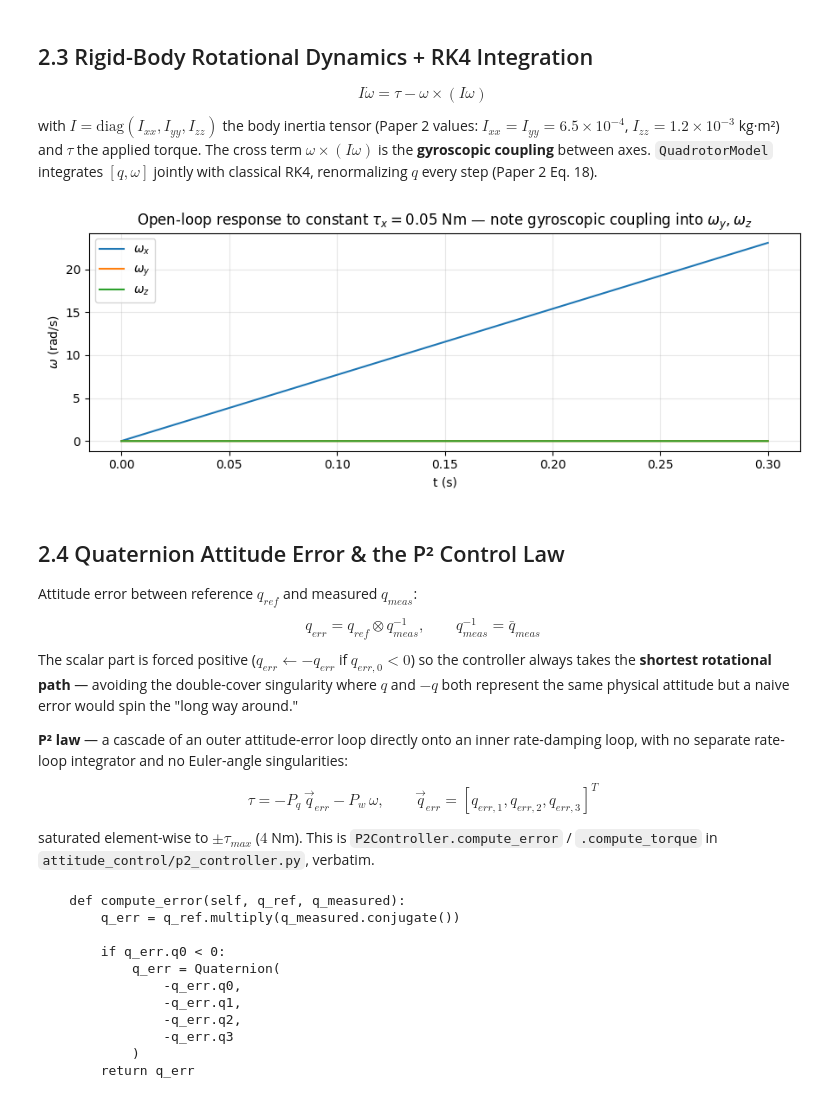
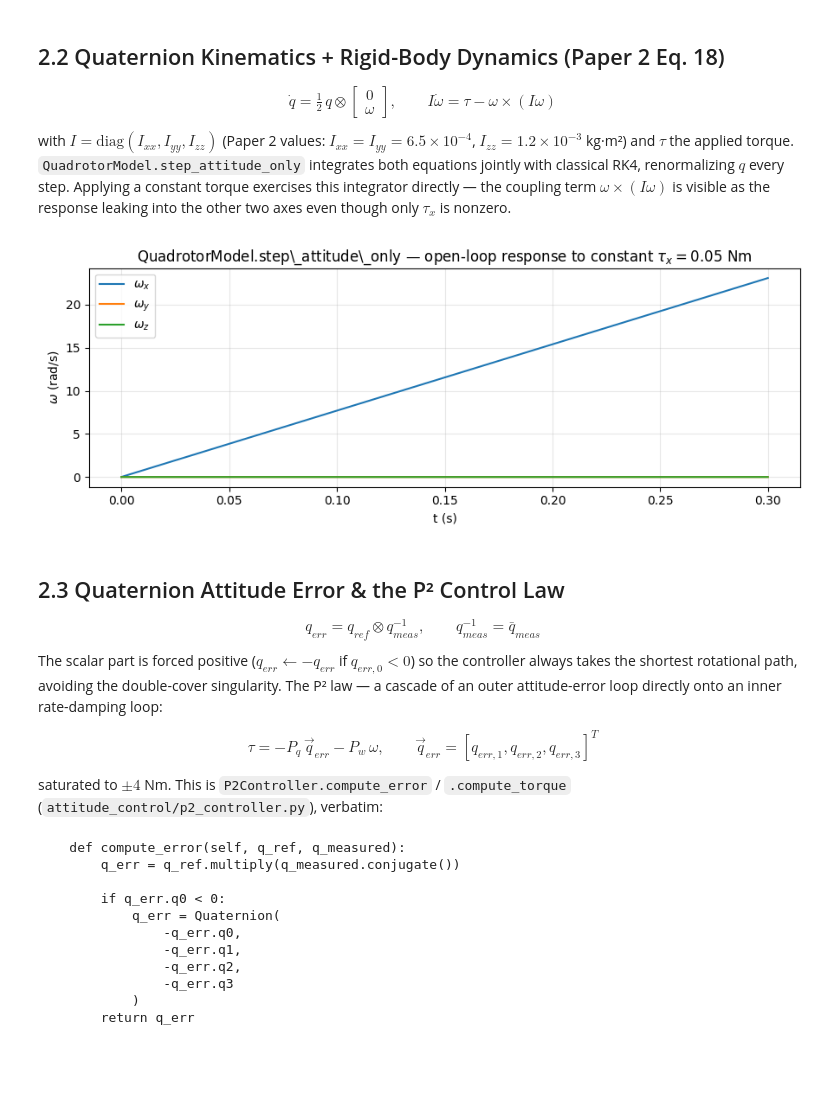
Before and after one commit to vignes-vm/Drones_S5_CD8_Adaptive_BSpline_Smoothing_and_Attitude_Control, a Jupyter notebook: notebooks/02_quaternion_attitude_control_theory.ipynb, the cells around one changed output. Drawn from its saved outputs; the diff is of its cells as text; code cells hidden in the pictures; blank space fills up the shorter version.

```diff
--- a/notebooks/02_quaternion_attitude_control_theory.ipynb
+++ b/notebooks/02_quaternion_attitude_control_theory.ipynb
@@ -76,21 +58,0 @@ fixed $\omega$ — to visualize a pure rotation build-up.
-# %%
-def integrate_kinematics_only(omega_body, dt=0.001, steps=2000):
-    q = Quaternion()
-    log = [q.q.copy()]
-    for _ in range(steps):
-        omega_quat = Quaternion(0, *omega_body)
-        dq = 0.5 * omega_quat.multiply(q).q
-        q = Quaternion(*(q.q + dq*dt))
-        log.append(q.q.copy())
-    return np.array(log)
-
-log = integrate_kinematics_only(omega_body=[0, 0, 1.0])   # 1 rad/s yaw rate
-t = np.arange(len(log)) * 0.001
-
-fig, ax = plt.subplots(figsize=(9, 3.5))
-for i, lbl in enumerate(['q0', 'q1', 'q2', 'q3']):
-    ax.plot(t, log[:, i], label=lbl)
-ax.set_xlabel('t (s)'); ax.set_ylabel('quaternion component')
-ax.set_title(r'Pure kinematics: $\dot q = \frac{1}{2} q \otimes [0,\omega]$, constant $\omega_z=1$ rad/s')
-ax.legend(); ax.grid(alpha=0.3)
-plt.tight_layout(); plt.show()
@@ -99,54 +59,49 @@ plt.tight_layout(); plt.show()
 # %% [markdown]
-## 2.3 Rigid-Body Rotational Dynamics + RK4 Integration
+## 2.2 Quaternion Kinematics + Rigid-Body Dynamics (Paper 2 Eq. 18)
 
-$$I\dot\omega = \tau - \omega\times(I\omega)$$
+$$\dot q = \tfrac12\, q\otimes\begin{bmatrix}0\\\omega\end{bmatrix}, \qquad
+I\dot\omega = \tau - \omega\times(I\omega)$$
 
-with $I=\mathrm{diag}(I_{xx},I_{yy},I_{zz})$ the body inertia tensor (Paper 2 values:
-$I_{xx}=I_{yy}=6.5\times10^{-4}$, $I_{zz}=1.2\times10^{-3}$ kg·m²) and $\tau$ the applied torque. The
-cross term $\omega\times(I\omega)$ is the **gyroscopic coupling** between axes. `QuadrotorModel` integrates
-$[q,\omega]$ jointly with classical RK4, renormalizing $q$ every step (Paper 2 Eq. 18).
+with $I=\mathrm{diag}(I_{xx},I_{yy},I_{zz})$ (Paper 2 values: $I_{xx}=I_{yy}=6.5\times10^{-4}$,
+$I_{zz}=1.2\times10^{-3}$ kg·m²) and $\tau$ the applied torque. `QuadrotorModel.step_attitude_only`
+integrates both equations jointly with classical RK4, renormalizing $q$ every step. Applying a constant
+torque exercises this integrator directly — the coupling term $\omega\times(I\omega)$ is visible as the
+response leaking into the other two axes even though only $\tau_x$ is nonzero.
 # %%
 drone = QuadrotorModel()
-tau_const = np.array([0.05, 0.0, 0.0])   # constant roll torque, no controller yet
-dt = 1e-4
-n = 3000
+tau_const = np.array([0.05, 0.0, 0.0])
+dt, n = 1e-4, 3000
 
-omega_log, q_log, t_log = [], [], []
+omega_log, t_log = [], []
 for i in range(n):
     drone.step_attitude_only(tau_const, dt)
     omega_log.append(drone.omega.copy())
-    q_log.append(drone.q.q.copy())
     t_log.append(i*dt)
+omega_log = np.array(omega_log); t_log = np.array(t_log)
 
-omega_log = np.array(omega_log); t_log = np.array(t_log)
 fig, ax = plt.subplots(figsize=(9, 3.5))
 ax.plot(t_log, omega_log[:,0], label=r'$\omega_x$')
 ax.plot(t_log, omega_log[:,1], label=r'$\omega_y$')
 ax.plot(t_log, omega_log[:,2], label=r'$\omega_z$')
 ax.set_xlabel('t (s)'); ax.set_ylabel(r'$\omega$ (rad/s)')
-ax.set_title(r'Open-loop response to constant $\tau_x=0.05$ Nm — note gyroscopic coupling into $\omega_y,\omega_z$')
+ax.set_title(r'QuadrotorModel.step\_attitude\_only — open-loop response to constant $\tau_x=0.05$ Nm')
 ax.legend(); ax.grid(alpha=0.3)
 plt.tight_layout(); plt.show()
 # %% [output]
-[figure, old version]
+[figure, new version]
 # %% [markdown]
-## 2.4 Quaternion Attitude Error & the P² Control Law
-
-Attitude error between reference $q_{ref}$ and measured $q_{meas}$:
+## 2.3 Quaternion Attitude Error & the P² Control Law
 
 $$q_{err} = q_{ref}\otimes q_{meas}^{-1}, \qquad q_{meas}^{-1}=\bar q_{meas}$$
 
-The scalar part is forced positive ($q_{err}\leftarrow -q_{err}$ if $q_{err,0}<0$) so the controller always
-takes the **shortest rotational path** — avoiding the double-cover singularity where $q$ and $-q$ both
-represent the same physical attitude but a naive error would spin the "long way around."
-
-**P² law** — a cascade of an outer attitude-error loop directly onto an inner rate-damping loop, with no
-separate rate-loop integrator and no Euler-angle singularities:
+The scalar part is forced positive ($q_{err}\leftarrow -q_{err}$ if $q_{err,0}<0$) so the controller
+always takes the shortest rotational path, avoiding the double-cover singularity. The P² law — a
+cascade of an outer attitude-error loop directly onto an inner rate-damping loop:
 
 $$\tau = -P_q\,\vec q_{err} - P_w\,\omega,\qquad \vec q_{err}=[q_{err,1},q_{err,2},q_{err,3}]^T$$
 
-saturated element-wise to $\pm\tau_{max}$ ($4$ Nm). This is `P2Controller.compute_error` /
-`.compute_torque` in `attitude_control/p2_controller.py`, verbatim.
+saturated to $\pm4$ Nm. This is `P2Controller.compute_error` / `.compute_torque`
+(`attitude_control/p2_controller.py`), verbatim:
 # %%
 import inspect
 print(inspect.getsource(P2Controller.compute_error))
```
Also changed, not shown: parts of 15 cells of this notebook, 4 other files.
